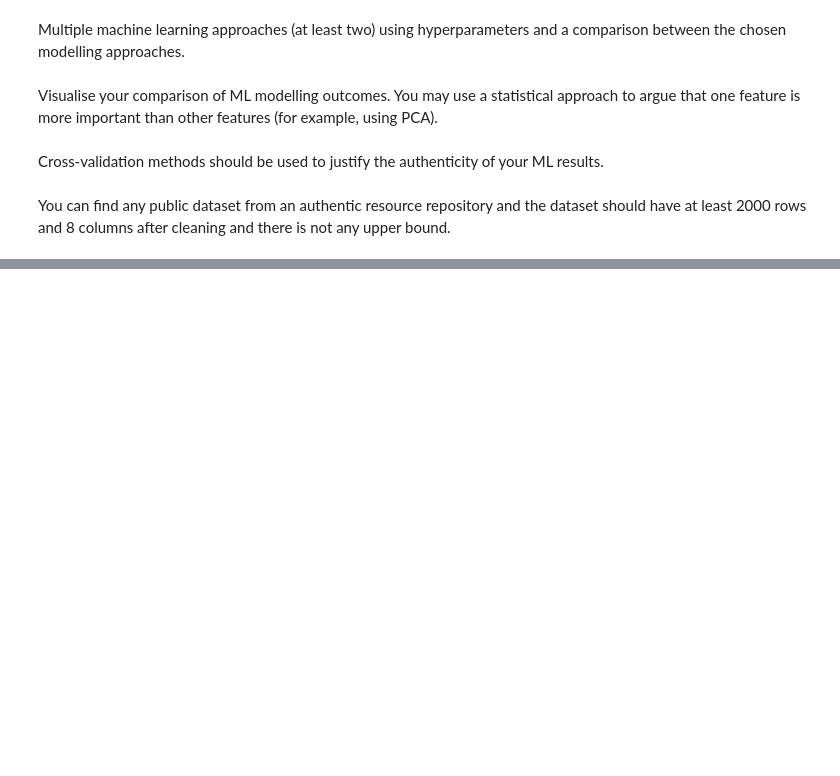
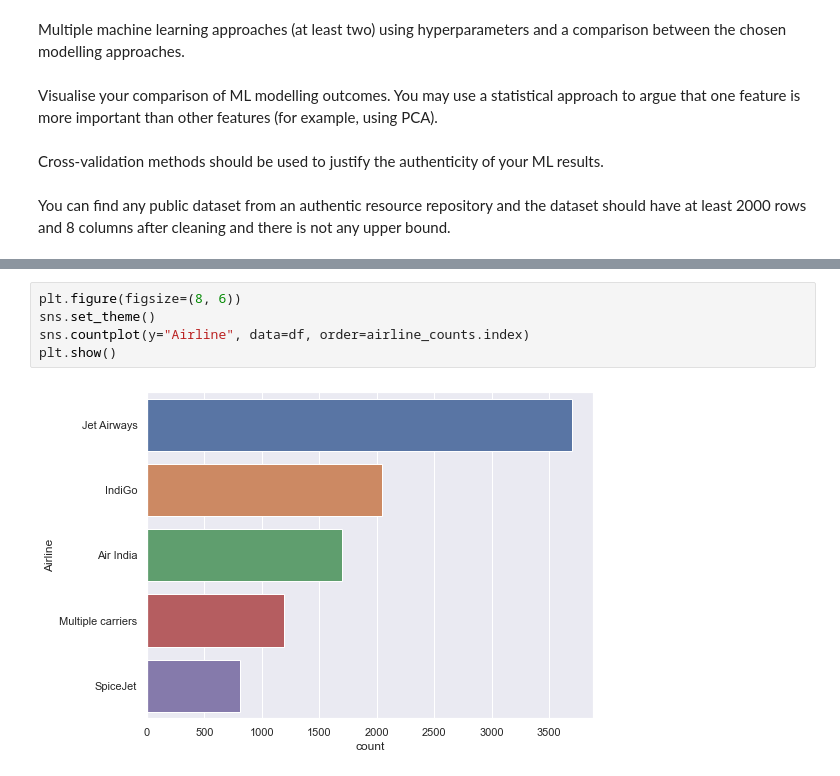
Before and after one commit to EduardoJMatosRomero/MachLearnCA1, a Jupyter notebook: Untitled.ipynb, the cells around one changed output, grey strips where cells are left out. Drawn from its saved outputs; the diff is of its cells as text; blank space fills up the shorter version.

Commit message:
MachLearnCA1
data cleaning

```diff
--- a/Untitled.ipynb
+++ b/Untitled.ipynb
@@ -40,0 +176,7 @@ from sklearn.metrics import confusion_matrix #tutorial2
+# %%
+plt.figure(figsize=(8, 6))
+sns.set_theme()
+sns.countplot(y="Airline", data=df, order=airline_counts.index)
+plt.show()
+# %% [output]
+[figure, added]
```
Also changed, not shown: parts of 38 cells of this notebook, 2 other files.
